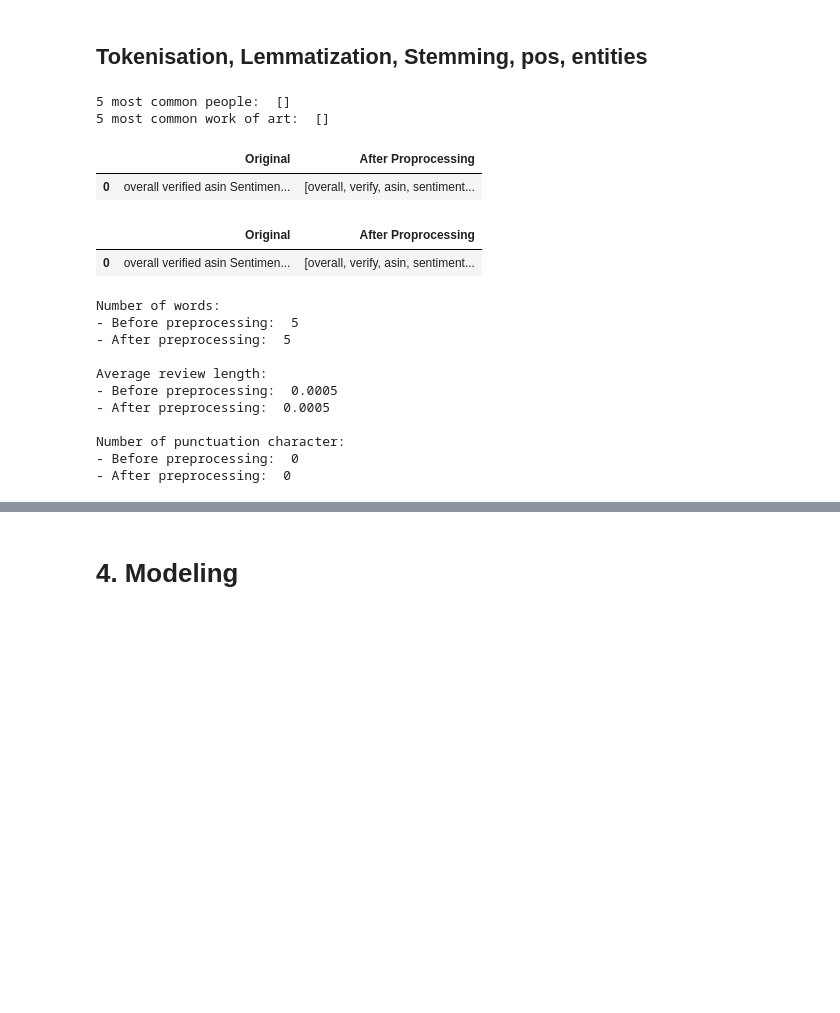
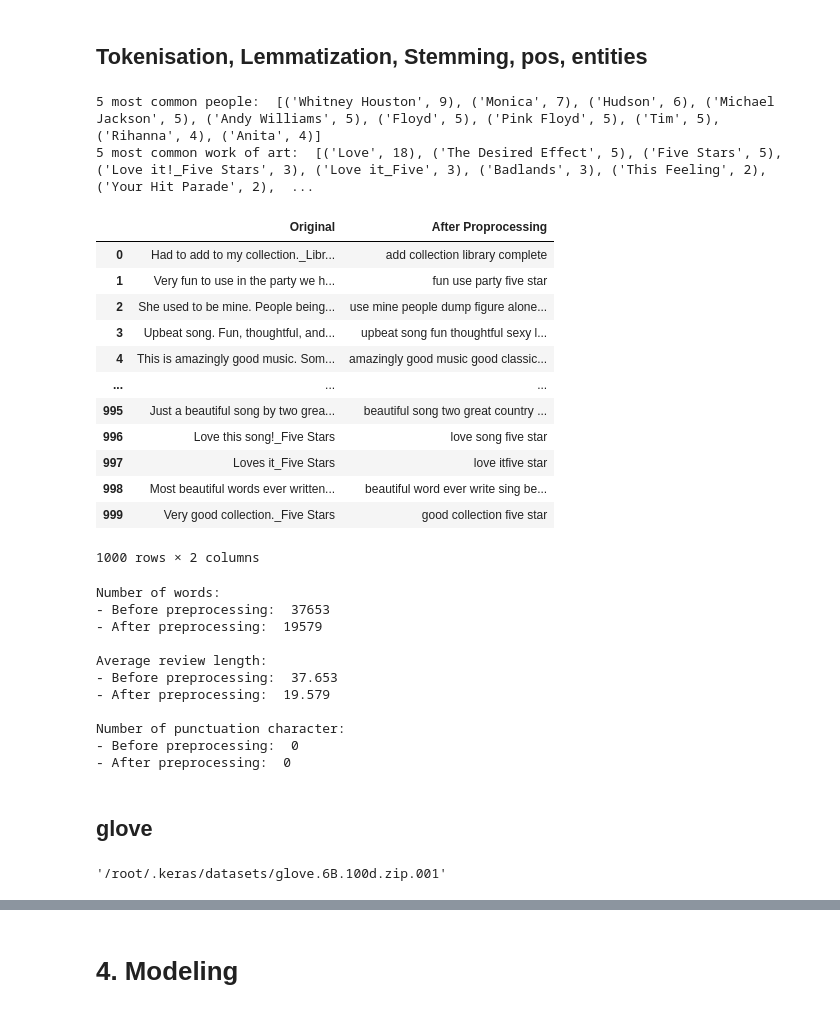
Before and after one commit to xenic1990/comp313-002-Team-2, a Jupyter notebook: Digital_Music.ipynb, the cells around one changed output, grey strips where cells are left out. Cells and saved outputs as stored; diff of their text form; code cells hidden in the pictures; blank space fills up the shorter version.

Commit message:
some fixes , add glove

```diff
--- a/Digital_Music.ipynb
+++ b/Digital_Music.ipynb
@@ -47,8 +47,8 @@ nlp = spacy.load("en_core_web_sm")
 # %%
 # Importing the dataset
 url = 'https://raw.githubusercontent.com/shahrzadko/NLPDigitalMusic/main/Digital_Music_5.json?token=GHSAT0AAAAAAB6LOL42SKHPCCMIVYPOC4REY7AKE2Q'
-df = pd.read_json(url)
-full_df = pd.DataFrame.from_records(df['data'])
+df_raw = pd.read_json(url)
+full_df = pd.DataFrame.from_records(df_raw['data'])
 # %%
 full_df.head()
 # %% [output]
@@ -291,9 +281,12 @@ dtypes: bool(1), float64(1), object(3)
 memory usage: 5.3+ MB
 # %% [markdown]
 ## sampling
+# %%
+n_samples = 1000 # @param {type:"integer"}
 # %%
+
 #Getting the reviews from the dataset
-sample_df=music_review_df.sample(n = 1000)
+sample_df=music_review_df.sample(n = n_samples)
 reviews = [str(review) for review in sample_df.NewReview.values]
 
 #sample = reviews[:1000] #To reduce the runtime
@@ -324,10 +326,10 @@ print('- average review length (words): ', len(re.findall(r'\w+', ' '.join(sampl
 ## Tokenisation, Lemmatization, Stemming, pos, entities
 # %%
 #Tokenisation
-tokens = [[token.text for token in nlp(sentence)] for sentence in sample_df]
+tokens = [[token.text for token in nlp(sentence)] for sentence in reviews]
 
 #Lemmatization
-lemmas = [[token.lemma_ if token.lemma_ != "-PRON-" else token.lower_ for token in nlp(sentence)] for sentence in sample_df]
+lemmas = [[token.lemma_ if token.lemma_ != "-PRON-" else token.lower_ for token in nlp(sentence)] for sentence in reviews]
 
 #Stemming
 stems = [[stemmer.stem(token) for token in sentence] for sentence in tokens]
@@ -336,7 +338,7 @@ stems = [[stemmer.stem(token) for token in sentence] for sentence in tokens]
 pos = [nltk.pos_tag(token) for token in tokens]
 
 #Getting entities
-entities = [[[ent.text, ent.label_] for ent in nlp(sentence).ents] for sentence in sample_df]
+entities = [[[ent.text, ent.label_] for ent in nlp(sentence).ents] for sentence in reviews]
 # %%
 #Most common people
 people = [person[0] for person in [item for sublist in entities for item in sublist if item[1]=='PERSON']]
@@ -346,8 +348,8 @@ print('5 most common people: ', Counter(people).most_common(10))
 music = [person[0] for person in [item for sublist in entities for item in sublist if item[1]=='WORK_OF_ART']]
 print('5 most common work of art: ', Counter(music).most_common(10))
 # %% [output]
-5 most common people:  []
-5 most common work of art:  []
+5 most common people:  [('Whitney Houston', 9), ('Monica', 7), ('Hudson', 6), ('Michael Jackson', 5), ('Andy Williams', 5), ('Floyd', 5), ('Pink Floyd', 5), ('Tim', 5), ('Rihanna', 4), ('Anita', 4)]
+5 most common work of art:  [('Love', 18), ('The Desired Effect', 5), ('Five Stars', 5), ('Love it!_Five Stars', 3), ('Love it_Five', 3), ('Badlands', 3), ('This Feeling', 2), ('Your Hit Parade', 2),  ...
 # %%
 #Taking the stems or the lemmas
 ptext = [' '.join(word) for word in lemmas]
@@ -369,25 +371,29 @@ ptext = [review.strip() for review in ptext]
 #Removing stopwords
 ptext = [' '.join([word for word in review.split() if word not in stop_words]) for review in ptext]
 # %%
-frame = {'Original': [sample_df],
-        'After Proprocessing': [ptext]}
+frame = {'Original': reviews,
+        'After Proprocessing': ptext}
 
 pd.DataFrame.from_dict(frame)
 # %% [output]
 |  | Original | After Proprocessing |
-| 0 | overall verified asin Sentimen... | [overall, verify, asin, sentiment... |
+| 0 | Had to add to my collection._Libr... | add collection library complete |
+| 1 | Very fun to use in the party we h... | fun use party five star |
+| 2 | She used to be mine. People being... | use mine people dump figure alone... |
+| 3 | Upbeat song. Fun, thoughtful, and... | upbeat song fun thoughtful sexy l... |
+| 4 | This is amazingly good music. Som... | amazingly good music good classic... |
+| ... | ... | ... |
+| 995 | Just a beautiful song by two grea... | beautiful song two great country ... |
+| 996 | Love this song!_Five Stars | love song five star |
+| 997 | Loves it_Five Stars | love itfive star |
+| 998 | Most beautiful words ever written... | beautiful word ever write sing be... |
+| 999 | Very good collection._Five Stars | good collection five star |
+1000 rows × 2 columns
-# %%
-df_2345 = pd.DataFrame.from_records([{ 'Original': sample_df,
-        'After Proprocessing': ptext }])
-df_2345
-# %% [output]
-|  | Original | After Proprocessing |
-| 0 | overall verified asin Sentimen... | [overall, verify, asin, sentiment... |
 # %%
 #Number of words
 print('Number of words:')
 
-bef = len(re.findall(r'\w+', ' '.join(sample_df)))
+bef = len(re.findall(r'\w+', ' '.join(reviews)))
 aft = len(re.findall(r'\w+', ' '.join(ptext)))
 
 print('- Before preprocessing: ', bef )
@@ -397,8 +403,8 @@ print()
 #Average review length
 print('Average review length:')
 
-bef_a = bef/10000
-aft_a = aft/10000
+bef_a = bef/n_samples
+aft_a = aft/n_samples
 
 print('- Before preprocessing: ', bef_a )
 print('- After preprocessing: ', aft_a )
@@ -419,13 +425,24 @@ print('- After preprocessing: ', punct_a)
 print()
 # %% [output]
 Number of words:
-- Before preprocessing:  5
-- After preprocessing:  5
+- Before preprocessing:  37653
+- After preprocessing:  19579
 
 Average review length:
-- Before preprocessing:  0.0005
-- After preprocessing:  0.0005
+- Before preprocessing:  37.653
+- After preprocessing:  19.579
 
 Number of punctuation character:
 - Before preprocessing:  0
 - After preprocessing:  0
+# %% [markdown]
+## glove
+# %%
+from keras.utils import get_file
+
+dir1 = get_file(origin="https://raw.githubusercontent.com/shahrzadko/NLPDigitalMusic/main/glove.6B.100d.zip.001?token=GHSAT0AAAAAAB6LOL42SKHPCCMIVYPOC4REY7AKE2Q")
+dir2 = get_file(origin="https://raw.githubusercontent.com/shahrzadko/NLPDigitalMusic/main/glove.6B.100d.zip.002?token=GHSAT0AAAAAAB6LOL42SKHPCCMIVYPOC4REY7AKE2Q")
+
+dir1
+# %% [output]
+'/root/.keras/datasets/glove.6B.100d.zip.001'
```
Also changed, not shown: parts of 21 cells of this notebook.
